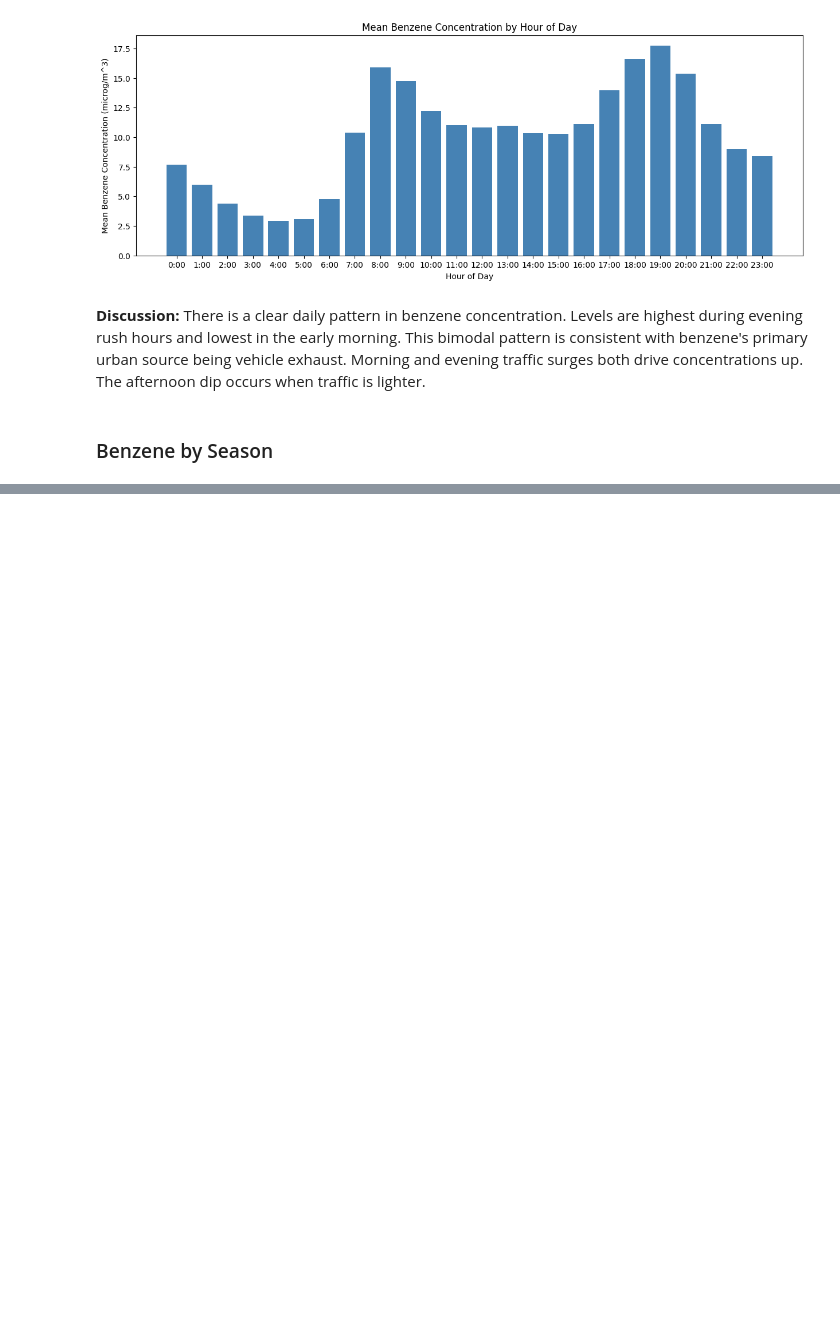
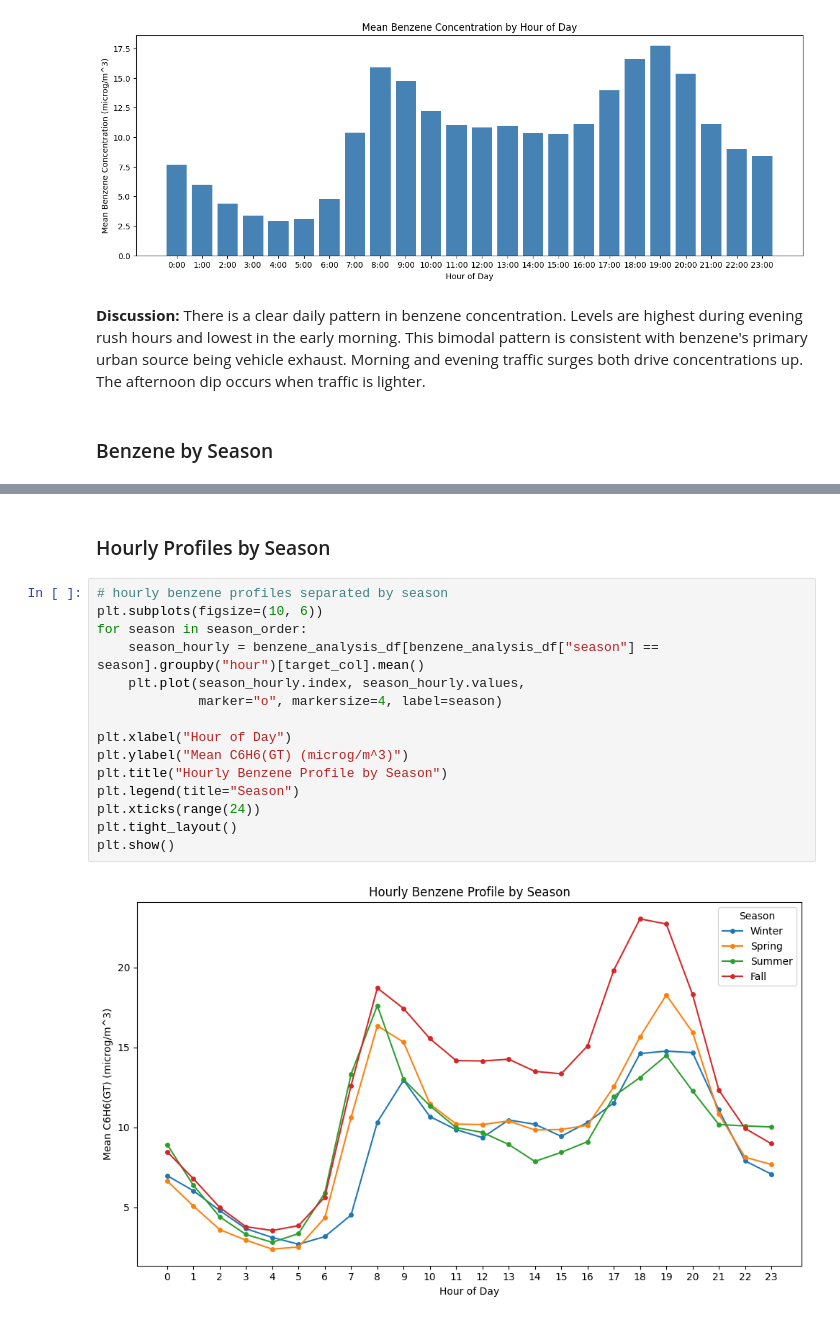
Before and after one commit to HannahShaw21/ST-554-Project1, a Jupyter notebook: Task2/Project_1_Task_2_David_Pressley.ipynb, the cells around one changed output, grey strips where cells are left out. Cells and saved outputs as stored; diff of their text form; blank space fills up the shorter version.

```diff
--- a/Task2/Project_1_Task_2_David_Pressley.ipynb
+++ b/Task2/Project_1_Task_2_David_Pressley.ipynb
@@ -637,0 +614,19 @@ plt.show()
+# %% [markdown]
+### Hourly Profiles by Season
+# %%
+# hourly benzene profiles separated by season
+plt.subplots(figsize=(10, 6))
+for season in season_order:
+    season_hourly = benzene_analysis_df[benzene_analysis_df["season"] == season].groupby("hour")[target_col].mean()
+    plt.plot(season_hourly.index, season_hourly.values,
+             marker="o", markersize=4, label=season)
+
+plt.xlabel("Hour of Day")
+plt.ylabel("Mean C6H6(GT) (microg/m^3)")
+plt.title("Hourly Benzene Profile by Season")
+plt.legend(title="Season")
+plt.xticks(range(24))
+plt.tight_layout()
+plt.show()
+# %% [output]
+[figure, added]
```
Also changed, not shown: parts of 15 cells of this notebook.
